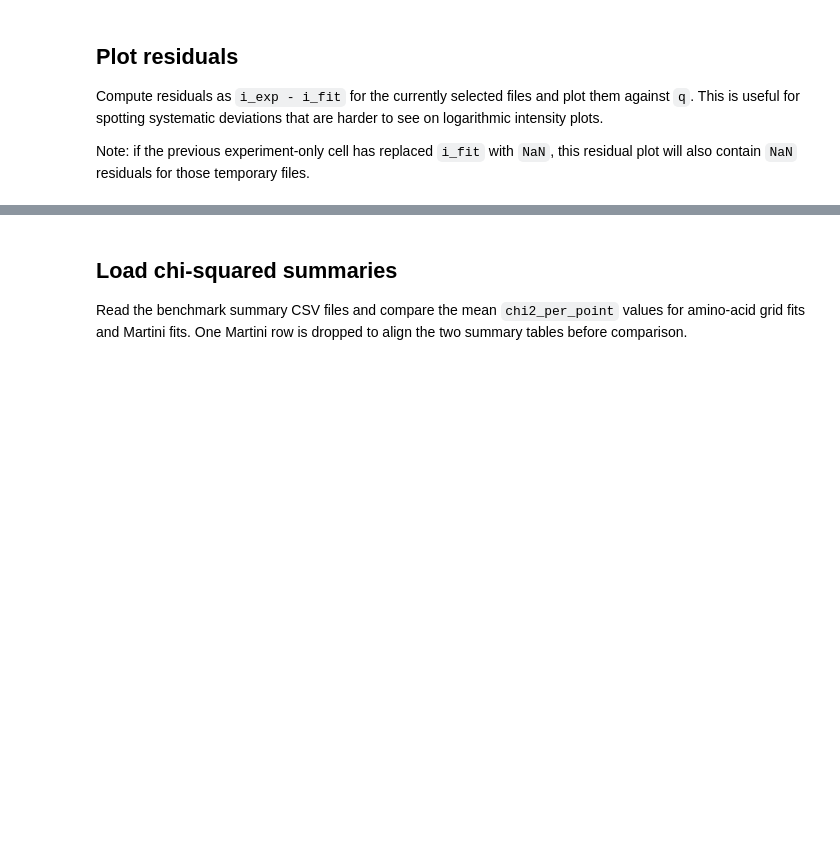
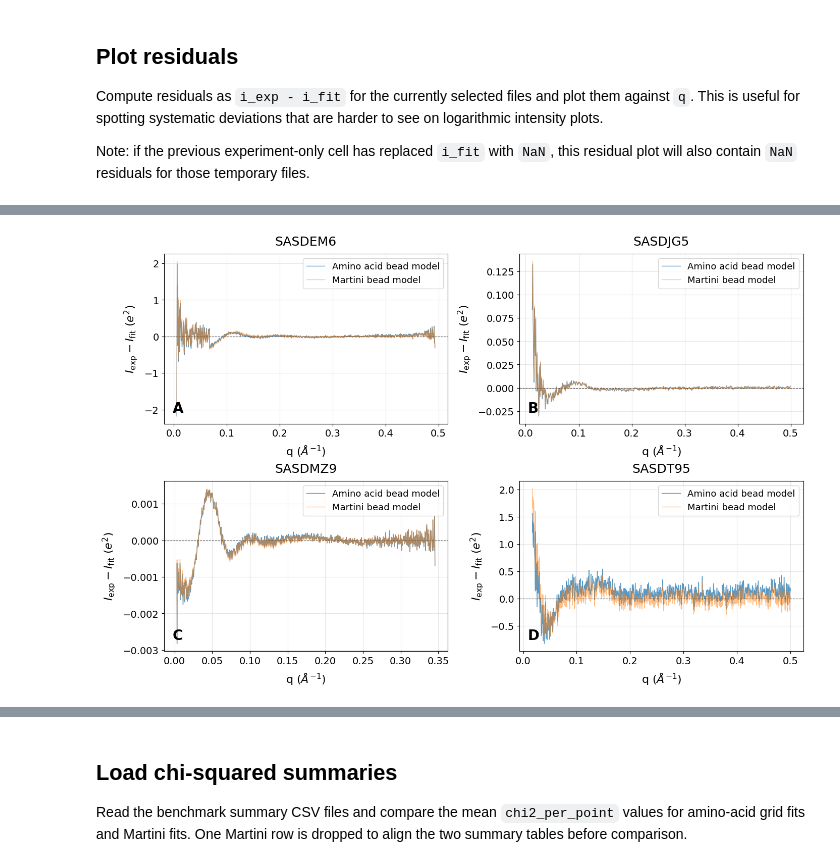
Before and after one commit to mlund/pripps, a Jupyter notebook: pripps-py/examples/plotting_sba_sasbdb.ipynb, the cells around one changed output, grey strips where cells are left out. Cells and saved outputs as stored; diff of their text form; code cells hidden in the pictures; blank space fills up the shorter version.

```diff
--- a/pripps-py/examples/plotting_sba_sasbdb.ipynb
+++ b/pripps-py/examples/plotting_sba_sasbdb.ipynb
@@ -312,0 +333,95 @@ plt.show()
+# %%
+fig_res, axes_res = plt.subplots(
+    nrows,
+    ncols,
+    figsize=(14, 4.5 * nrows),
+    squeeze=False,
+    constrained_layout=True,
+)
+
+axes_res = axes_res.ravel()
+
+for ax, csv_path in zip(axes_res, csv_files):
+    tmp_df = pd.read_csv(csv_path)
+    num_tmp = tmp_df.select_dtypes(include=[np.number])
+
+    if not {"q", "i_exp", "i_fit"}.issubset(num_tmp.columns):
+        ax.set_title(csv_path.parent.name, fontsize=18)
+        ax.text(
+            0.5, 0.5,
+            "Missing q/i_exp/i_fit columns",
+            ha="center",
+            va="center",
+            transform=ax.transAxes,
+        )
+        ax.axis("off")
+        continue
+
+    residual = num_tmp["i_exp"] - num_tmp["i_fit"]
+
+    ax.plot(
+        num_tmp["q"],
+        residual,
+        lw=1,
+        label="Amino acid bead model",
+        alpha=0.75,
+    )
+
+    ax.axhline(0, color="black", ls="--", lw=0.8, alpha=0.7)
+
+    ax.set_title(csv_path.parent.name, fontsize=18, pad=12)
+    ax.set_xlabel(r"q $(\AA^{-1})$", fontsize=16, labelpad=8)
+    ax.set_ylabel(r"$I_{\text{exp}} - I_{\text{fit}}$ $(e^2)$", fontsize=16, labelpad=8)
+
+    ax.tick_params(axis="both", which="major", labelsize=14)
+    ax.grid(True, alpha=0.3)
+
+for ax, csv_path in zip(axes_res, csv_files_martini):
+    tmp_df = pd.read_csv(csv_path)
+    num_tmp = tmp_df.select_dtypes(include=[np.number])
+
+    if not {"q", "i_exp", "i_fit"}.issubset(num_tmp.columns):
+        continue
+
+    residual = num_tmp["i_exp"] - num_tmp["i_fit"]
+
+    ax.plot(
+        num_tmp["q"],
+        residual,
+        lw=1,
+        label="Martini bead model",
+        alpha=0.5,
+    )
+
+for ax in axes_res[len(csv_files):]:
+    ax.axis("off")
+
+panel_labels = ["A", "B", "C", "D"]
+
+for i, ax in enumerate(axes_res[:len(csv_files)]):
+    label = panel_labels[i] if i < len(panel_labels) else chr(ord("A") + i)
+
+    ax.text(
+        0.03,
+        0.05,
+        label,
+        transform=ax.transAxes,
+        fontsize=20,
+        fontweight="bold",
+        ha="left",
+        va="bottom",
+    )
+
+# One legend per subplot
+for ax in axes_res[:len(csv_files)]:
+    ax.legend(fontsize=13, loc="upper right", frameon=True)
+
+fig_res.savefig(
+    base_dir / "sba_residuals_grid.pdf",
+    bbox_inches="tight",
+    pad_inches=0.1,
+)
+
+plt.show()
+# %% [output]
+[figure, added]
```
Also changed, not shown: parts of 9 cells of this notebook, 13 other files.
